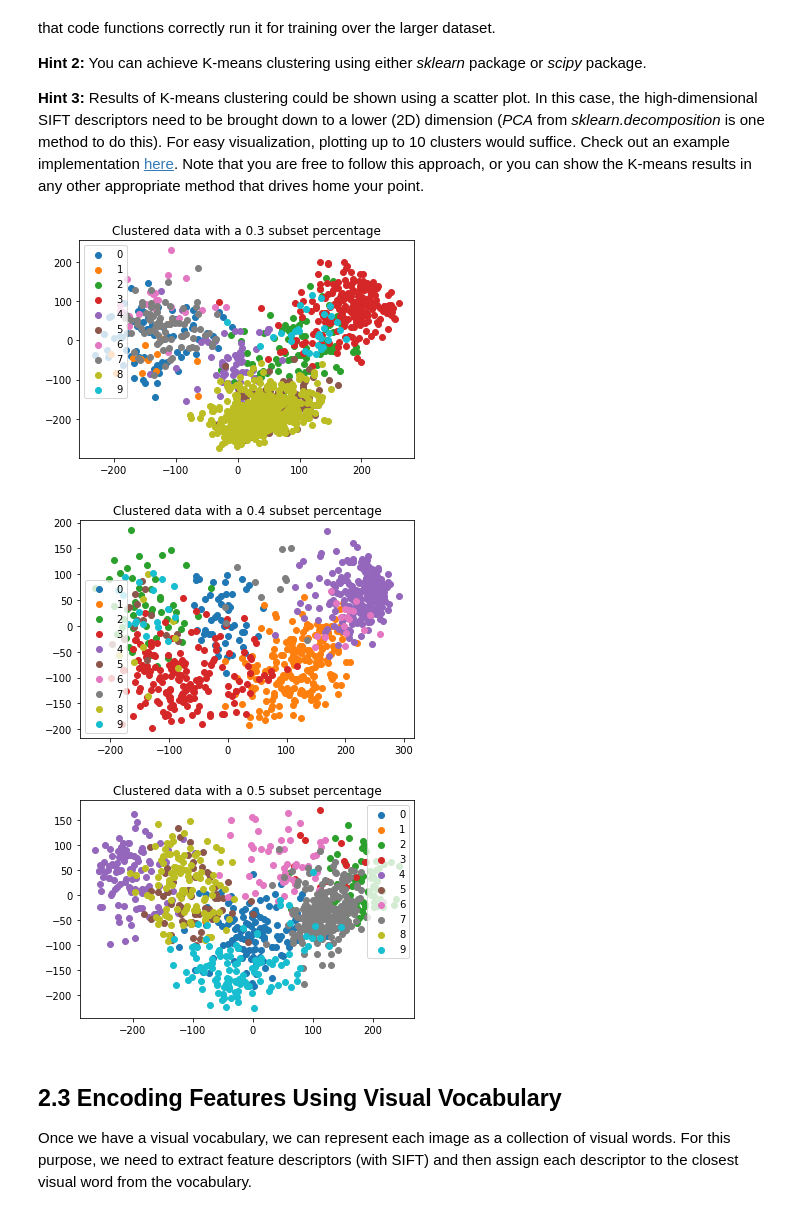
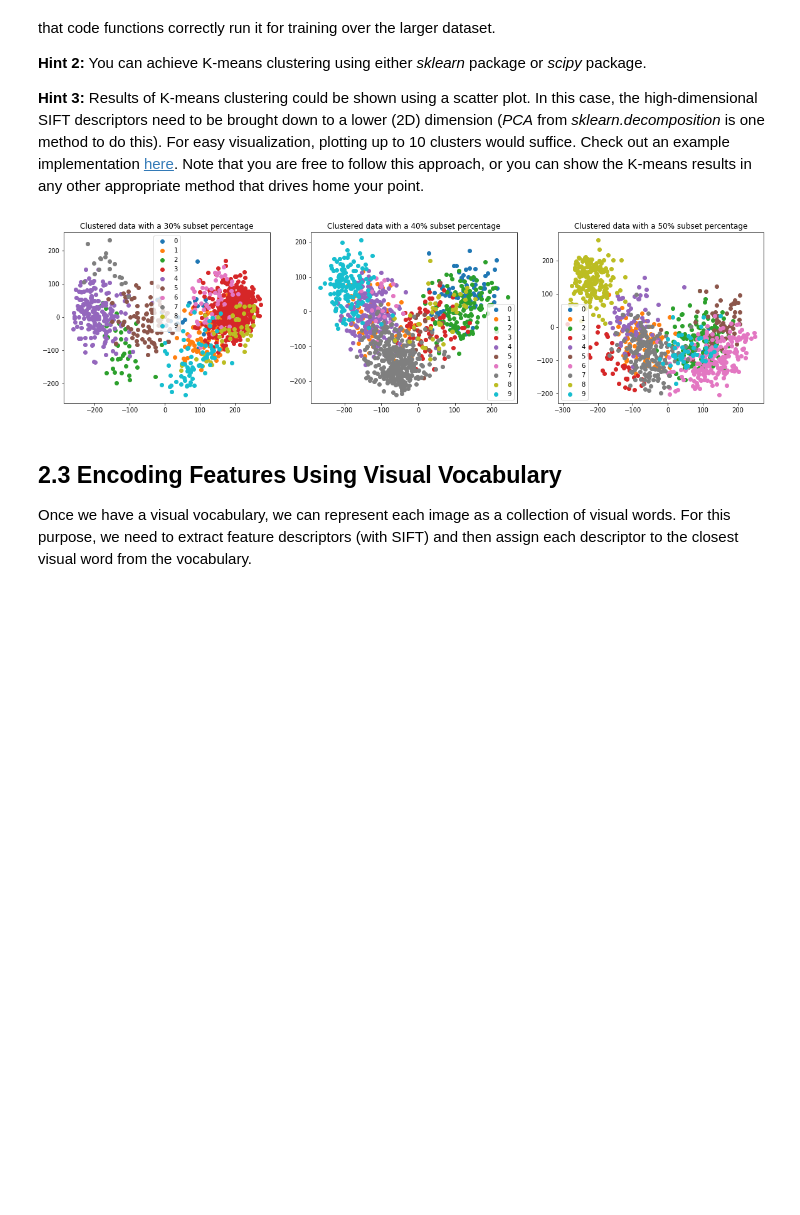
Before and after one commit to karim-abdel/ComputerVision_1, a Jupyter notebook: Final Lab/CV1 Final Lab Pt1.ipynb, the cells around one changed output. Drawn from its saved outputs; the diff is of its cells as text; code cells hidden in the pictures; blank space fills up the shorter version.

Commit message:
refined plots

```diff
--- a/Final Lab/CV1 Final Lab Pt1.ipynb
+++ b/Final Lab/CV1 Final Lab Pt1.ipynb
@@ -238,25 +238,24 @@ kmeans = get_clusters(0.5, indices, np.array(all_data))
 # %%
 def visualize_clusters(indices, training, subset_percentages):
     all_data = [i for i in training if i is not None]
     all_data = np.vstack(np.array(all_data))
-    for percentage in subset_percentages:
+    fig, axs = plt.subplots(1, len(subset_percentages), figsize=(20, 5))
+    for subplot, percentage in enumerate(subset_percentages):
         kmeans = get_clusters(percentage, indices, np.array(all_data))
 
         pca = PCA(2)
         transformed_data = pca.fit_transform(all_data)
         cluster_output = kmeans.predict(all_data)
         labels = np.unique(cluster_output)[:10]
         for i in labels:
-            plt.scatter(transformed_data[cluster_output == i , 0] , transformed_data[cluster_output == i , 1], label=i)
-        plt.legend()
-        plt.title(f"Clustered data with a {percentage} subset percentage")
-        plt.show()
+            axs[subplot].scatter(transformed_data[cluster_output == i , 0] , transformed_data[cluster_output == i , 1], label=i)
+        axs[subplot].legend()
+        axs[subplot].set_title(f"Clustered data with a {int(percentage * 100)}% subset percentage")
+    fig.show()
 
 visualize_clusters(indices, des_training, [0.3, 0.4, 0.5])
 # %% [output]
-[figure, old version]
+[figure, new version]
-[figure, removed]
-[figure, removed]
 # %%
 kmeans30 = get_clusters(0.3, indices, np.array(all_data))
 kmeans40 = get_clusters(0.4, indices, np.array(all_data))
```
Also changed, not shown: parts of 1 cell of this notebook.
